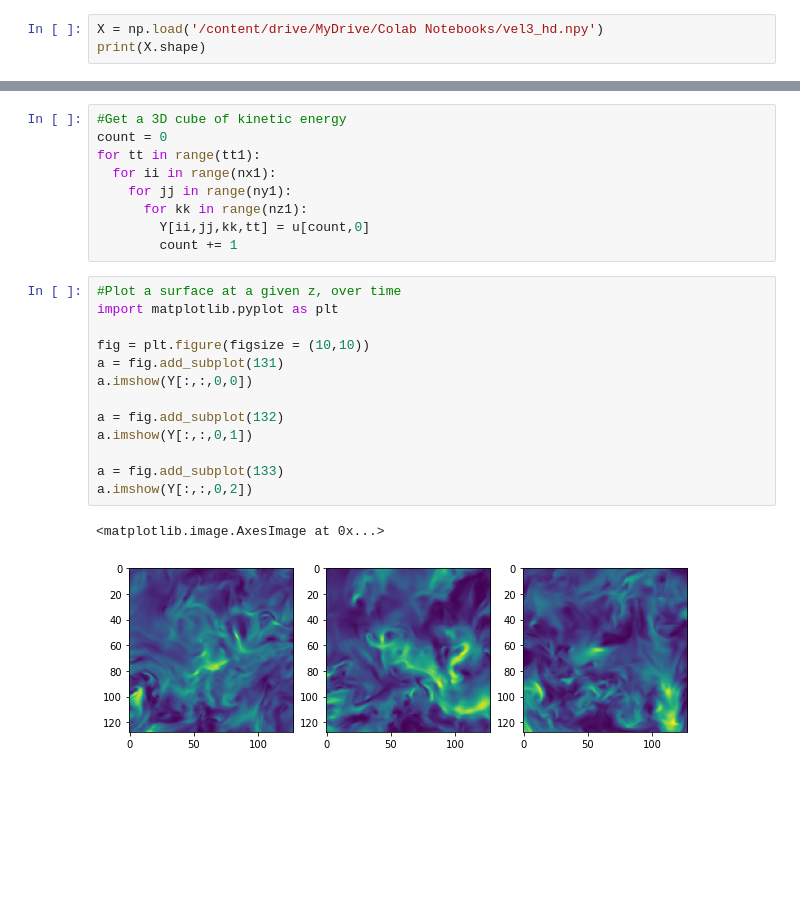
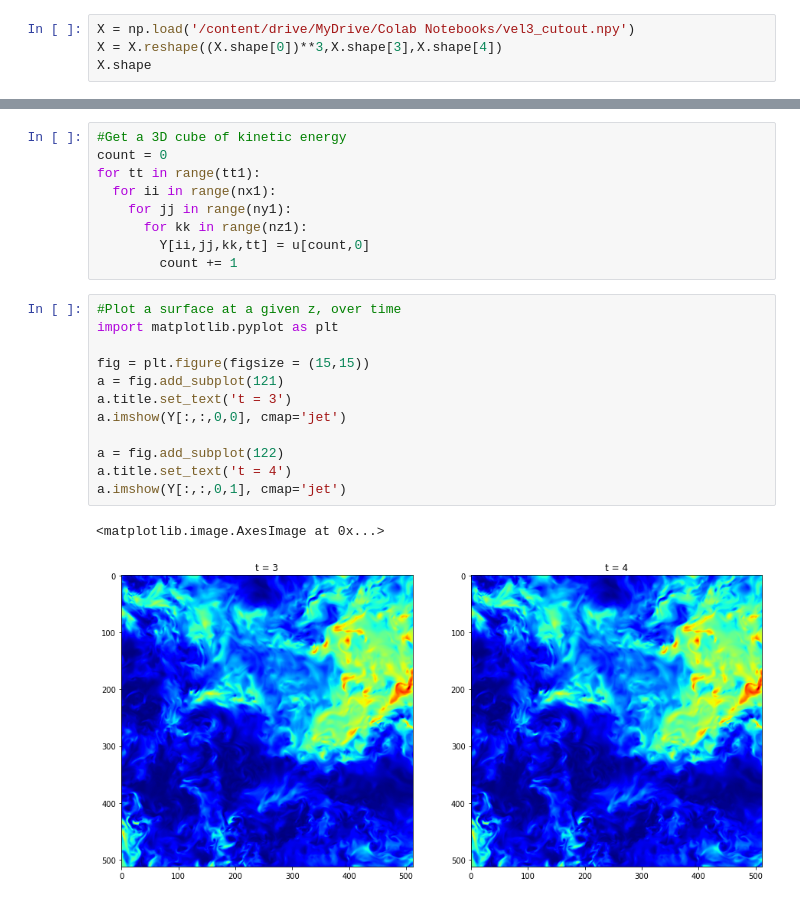
Before and after one commit to dvenkata/AMATH590, a Jupyter notebook: ExploreTurbulenceData.ipynb, the cells around one changed output, grey strips where cells are left out. Saved outputs shown, nothing was run; the diff lists cells and outputs as text; blank space fills up the shorter version.

```diff
--- a/ExploreTurbulenceData.ipynb
+++ b/ExploreTurbulenceData.ipynb
@@ -9,4 +9,5 @@ Mounted at /content/drive
 # %%
-X = np.load('/content/drive/MyDrive/Colab Notebooks/vel3_hd.npy')
-print(X.shape)
+X = np.load('/content/drive/MyDrive/Colab Notebooks/vel3_cutout.npy')
+X = X.reshape((X.shape[0])**3,X.shape[3],X.shape[4])
+X.shape
 # %% [output]
@@ -35,16 +36,15 @@ for tt in range(tt1):
 # %%
 #Plot a surface at a given z, over time
 import matplotlib.pyplot as plt
 
-fig = plt.figure(figsize = (10,10))
-a = fig.add_subplot(131)
-a.imshow(Y[:,:,0,0])
+fig = plt.figure(figsize = (15,15))
+a = fig.add_subplot(121)
+a.title.set_text('t = 3')
+a.imshow(Y[:,:,0,0], cmap='jet')
 
-a = fig.add_subplot(132)
-a.imshow(Y[:,:,0,1])
-
-a = fig.add_subplot(133)
-a.imshow(Y[:,:,0,2])
+a = fig.add_subplot(122)
+a.title.set_text('t = 4')
+a.imshow(Y[:,:,0,1], cmap='jet')
 # %% [output]
 <matplotlib.image.AxesImage at 0x...>
-[figure, old version]
+[figure, new version]
```
Also changed, not shown: parts of 2 cells of this notebook.
